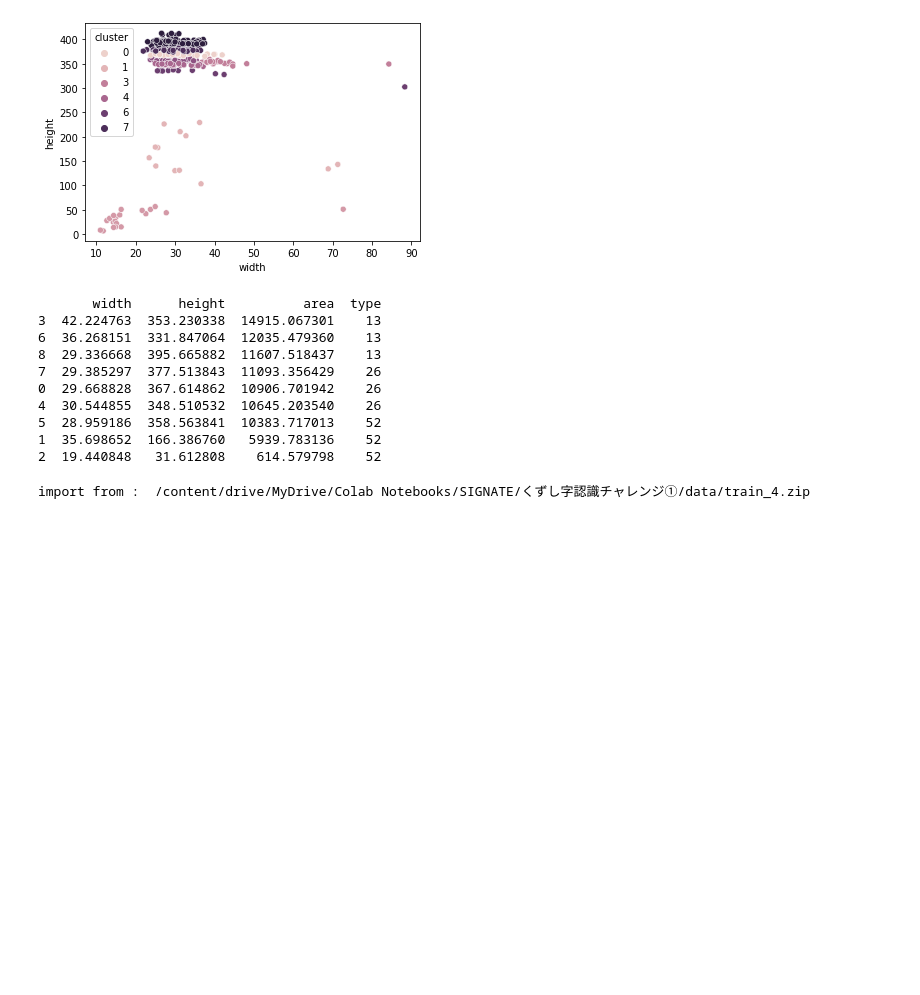
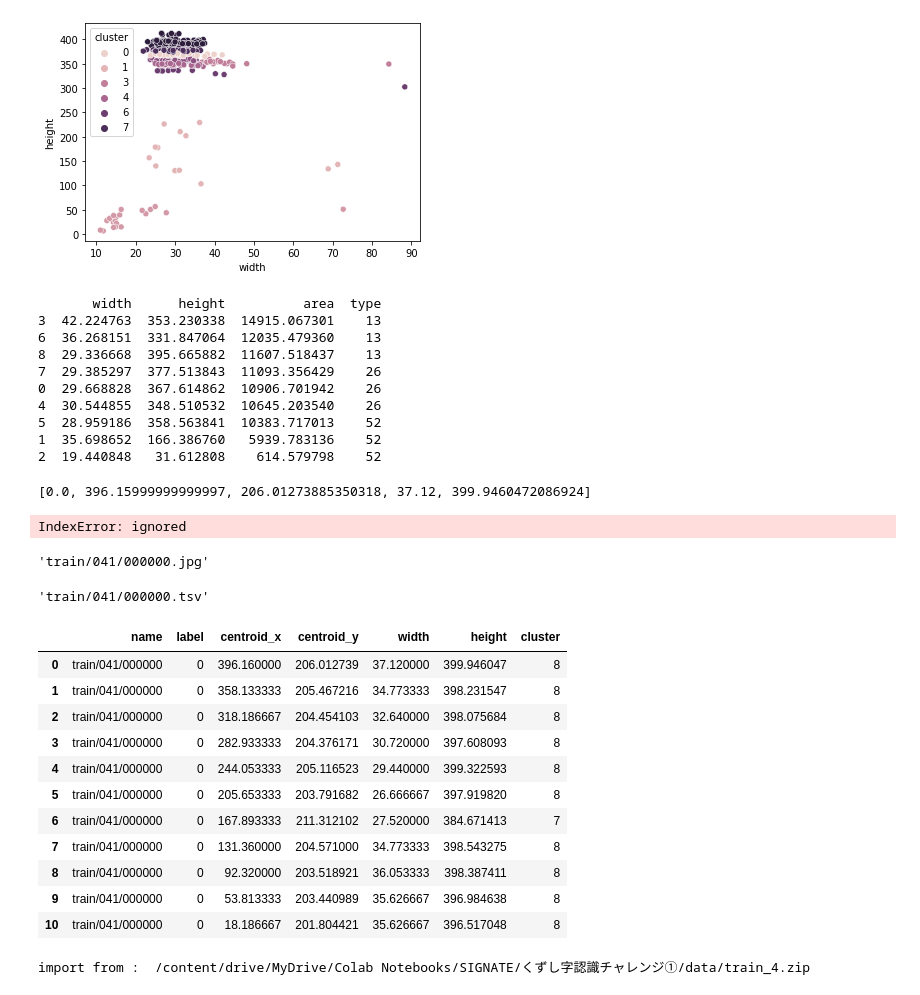
Before and after one commit to ryosanada/kuzushiji_1, a Jupyter notebook: sanada/baseline_自作yolo.ipynb, the cells around one changed output. Saved outputs shown, nothing was run; the diff lists cells and outputs as text; code cells hidden in the pictures; blank space fills up the shorter version.

```diff
--- a/sanada/baseline_自作yolo.ipynb
+++ b/sanada/baseline_自作yolo.ipynb
@@ -154,6 +155,10 @@ print(anchor)
 5  28.959186  358.563841  10383.717013    52
 1  35.698652  166.386760   5939.783136    52
 2  19.440848   31.612808    614.579798    52
+# %%
+np.squeeze(df_annot[:1][['label', 'centroid_x', 'centroid_y', 'width', 'height']].values).tolist()
+# %% [output]
+[0.0, 396.15999999999997, 206.01273885350318, 37.12, 399.9460472086924]
 # %%
 from six import b
 from torch.utils.data import Dataset,DataLoader
@@ -257,0 +273,27 @@ class YOLOv3_Dataset(Dataset):
+# %%
+train_4_dataset[0]
+# %% [output]
+IndexError: ignored
+# %%
+img_list[0]
+# %% [output]
+'train/041/000000.jpg'
+# %%
+annot_list[0]
+# %% [output]
+'train/041/000000.tsv'
+# %%
+df_annot[df_annot['name'] == img_list[0][:-4]]
+# %% [output]
+|  | name | label | centroid_x | centroid_y | width | height | cluster |
+| 0 | train/041/000000 | 0 | 396.160000 | 206.012739 | 37.120000 | 399.946047 | 8 |
+| 1 | train/041/000000 | 0 | 358.133333 | 205.467216 | 34.773333 | 398.231547 | 8 |
+| 2 | train/041/000000 | 0 | 318.186667 | 204.454103 | 32.640000 | 398.075684 | 8 |
+| 3 | train/041/000000 | 0 | 282.933333 | 204.376171 | 30.720000 | 397.608093 | 8 |
+| 4 | train/041/000000 | 0 | 244.053333 | 205.116523 | 29.440000 | 399.322593 | 8 |
+| 5 | train/041/000000 | 0 | 205.653333 | 203.791682 | 26.666667 | 397.919820 | 8 |
+| 6 | train/041/000000 | 0 | 167.893333 | 211.312102 | 27.520000 | 384.671413 | 7 |
+| 7 | train/041/000000 | 0 | 131.360000 | 204.571000 | 34.773333 | 398.543275 | 8 |
+| 8 | train/041/000000 | 0 | 92.320000 | 203.518921 | 36.053333 | 398.387411 | 8 |
+| 9 | train/041/000000 | 0 | 53.813333 | 203.440989 | 35.626667 | 396.984638 | 8 |
+| 10 | train/041/000000 | 0 | 18.186667 | 201.804421 | 35.626667 | 396.517048 | 8 |
```
Also changed, not shown: parts of 9 cells of this notebook.
